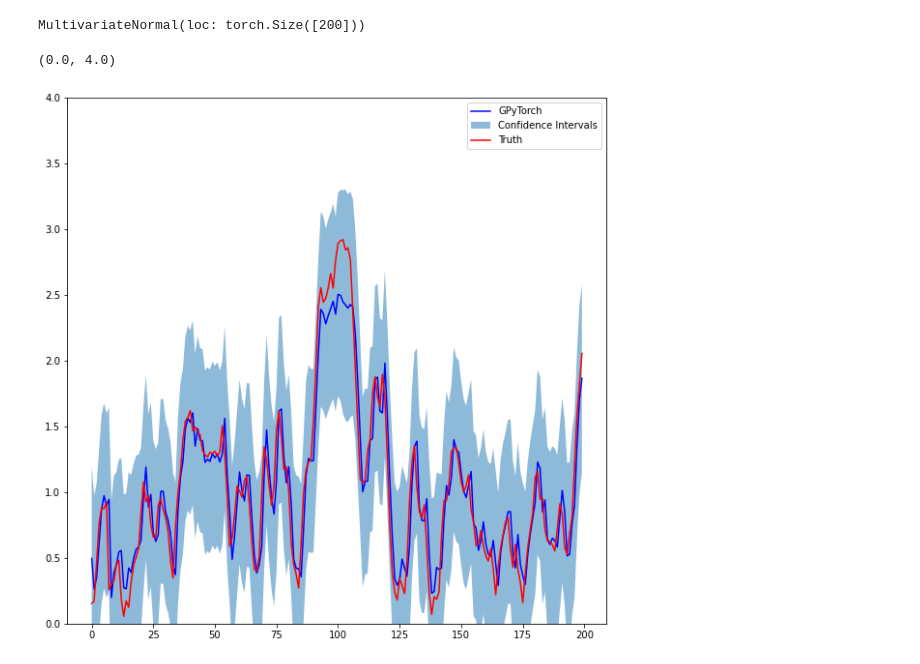
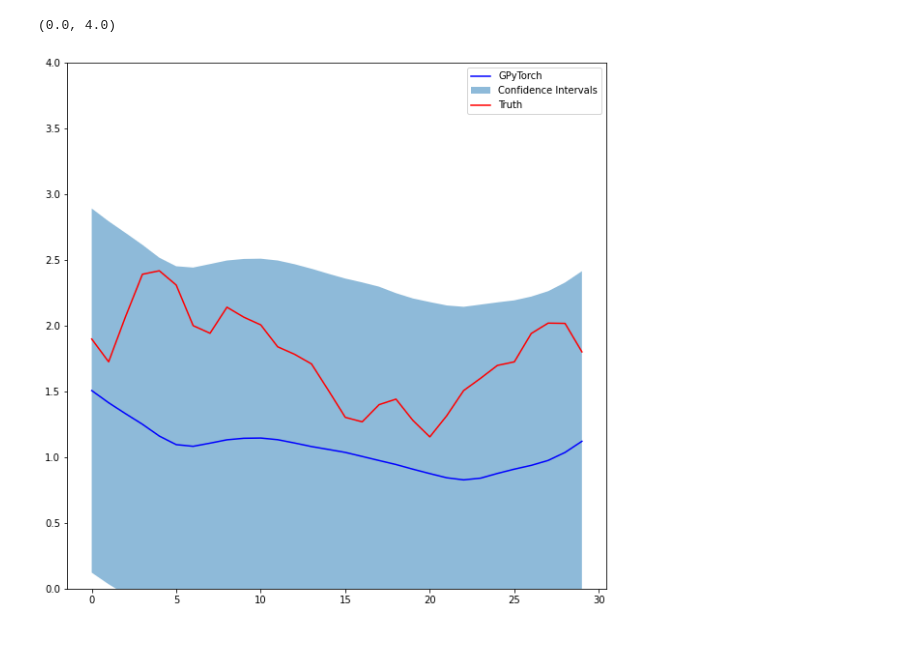
Before and after one commit to vishwas1984/SINDy_RealData, a Jupyter notebook: GP_MJO.ipynb, the cells around one changed output. Saved outputs shown, nothing was run; the diff lists cells and outputs as text; code cells hidden in the pictures.

```diff
--- a/GP_MJO.ipynb
+++ b/GP_MJO.ipynb
@@ -21,7 +18,7 @@ idx = np.where(data['train'] > 1e34)[0]
 data['train'] = np.delete(data['train'], idx)
 print(data['train'].shape, data['test'].shape)
 
-N_train = 500
+N_train = 800
 N_forecast = 700
 Ztrain = data['train'][:N_train]
 Ztest = data['train'][N_train:N_train+N_forecast]
@@ -43,11 +40,13 @@ def rolling(a, window):
     strides = (a.itemsize, a.itemsize)
     return np.lib.stride_tricks.as_strided(a, shape=shape, strides=strides)
 # %%
-rolling_width = 3
+rolling_width = 30
 Input_X = rolling(Ztrain[:-1], rolling_width)
 print(Input_X.shape)
 Output_Y = Ztrain[rolling_width:]
 print(Output_Y.shape)
 x_np = torch.from_numpy(Input_X)
 y_np = torch.from_numpy(Output_Y)
+#Increase rolling_width
+#Increase number of training points
 # %% [output]
@@ -72,7 +71,7 @@ model = ExactGPModel(x_np, y_np, likelihood)
 # this is for running the notebook in our testing framework
 import os
 smoke_test = ('CI' in os.environ)
-training_iter = 2 if smoke_test else 200
+training_iter = 2 if smoke_test else 100
 
 
 # Find optimal model hyperparameters
@@ -120,23 +119,33 @@ Iter 200/200 - Loss: 0.039   lengthscale: 1.557   noise: 0.122
 # %%
+prediction_window  = 30
+predictions = np.zeros(prediction_window)
+lower_confidence = np.zeros(prediction_window)
+upper_confidence = np.zeros(prediction_window)
+temp = np.copy(Ztest[:prediction_window+rolling_width-1])
+temp = rolling(temp, rolling_width)
 model.eval()
 likelihood.eval()
-with torch.no_grad(), gpytorch.settings.fast_pred_var():
-    temp = Ztest[:202]
-    temp = rolling(temp, rolling_width)
-    test_x = torch.from_numpy(temp)
-    observed_pred = likelihood(model(test_x))
+for i in range(prediction_window):
+    with torch.no_grad(), gpytorch.settings.fast_pred_var():
+        temp1 = temp[i,:]
+        if(i != 0):
+            temp1[-1] = observed_pred.mean.numpy()
+        test_x = torch.from_numpy(temp1.reshape((1, rolling_width)))
+        observed_pred = likelihood(model(test_x))
+#         print(observed_pred)
+        lower, upper = observed_pred.confidence_region()
+        predictions[i] = observed_pred.mean.numpy()
+        lower_confidence[i] = lower.detach().numpy()
+        upper_confidence[i] = upper.detach().numpy()
-# %%
-print(observed_pred)
-# %% [output]
-MultivariateNormal(loc: torch.Size([200]))
 # %%
 lower, upper = observed_pred.confidence_region()
 f, ax = plt.subplots(1, 1, figsize=(10, 10))
-ax.plot(np.arange(200), observed_pred.mean.numpy(), 'b')
-ax.fill_between(np.arange(200), lower.detach().numpy(), upper.detach().numpy(), alpha=0.5)
-ax.plot(np.arange(200),Ztest[3:3+200], 'r')
+ax.plot(np.arange(prediction_window), predictions, 'b')
+# ax.plot(np.arange(200), observed_pred.mean.numpy(), 'b')
+ax.fill_between(np.arange(prediction_window), lower_confidence, upper_confidence, alpha=0.5)
+ax.plot(np.arange(prediction_window),Ztest[rolling_width:rolling_width+prediction_window], 'r')
 ax.legend(['GPyTorch','Confidence Intervals' ,'Truth'])
 plt.ylim([0,4])
 # %% [output]
 (0.0, 4.0)
-[figure, old version]
+[figure, new version]
```
Also changed, not shown: parts of 5 cells of this notebook.
